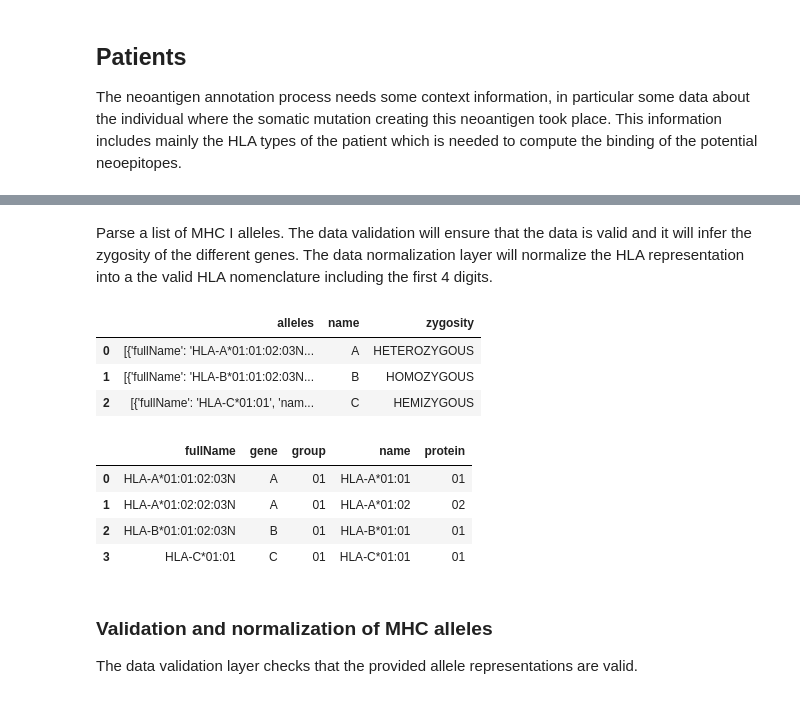
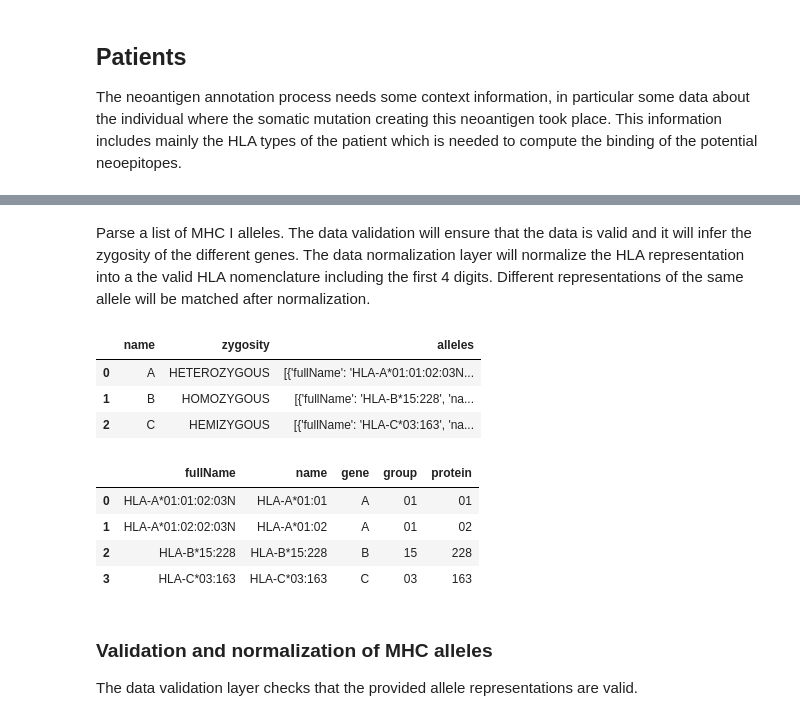
Before and after one commit to TRON-Bioinformatics/neofox, a Jupyter notebook: docs/source/notebooks/api_usage.ipynb, the cells around one changed output, grey strips where cells are left out. Drawn from its saved outputs; the diff is of its cells as text; code cells hidden in the pictures.

```diff
--- a/docs/source/notebooks/api_usage.ipynb
+++ b/docs/source/notebooks/api_usage.ipynb
@@ -243,0 +258,7 @@ There are specific functions in NeoFox to parse a list of non normal HLA alleles
+# %%
+from neofox.references.references import ReferenceFolder
+import os
+
+os.environ["NEOFOX_REFERENCE_FOLDER"] = "/neofox_install/reference_data"
+reference_folder = ReferenceFolder()
+hla_database = reference_folder.get_hla_database()
@@ -244,23 +276,23 @@ There are specific functions in NeoFox to parse a list of non normal HLA alleles
 # %% [markdown]
-Parse a list of MHC I alleles. The data validation will ensure that the data is valid and it will infer the zygosity of the different genes. The data normalization layer will normalize the HLA representation into a the valid HLA nomenclature including the first 4 digits.
+Parse a list of MHC I alleles. The data validation will ensure that the data is valid and it will infer the zygosity of the different genes. The data normalization layer will normalize the HLA representation into a the valid HLA nomenclature including the first 4 digits. Different representations of the same allele will be matched after normalization.
 # %%
-mhc1 = ModelConverter.parse_mhc1_alleles(["HLA-A*01:01:02:03N", "HLA-A*01:02:02:03N",
-                                          "HLA-B*01:01:02:03N", "HLA-B*01:01:02:04N",
-                                          "HLA-C*01:01"])
+mhc1 = ModelConverter.parse_mhc1_alleles(
+    ["HLA-A*01:01:02:03N", "HLA-A*01:02:02:03N", "B15228", "HLA-B*15:228:02:04N", "C03_163"],
+    hla_database=hla_database)
 ModelConverter.objects2dataframe(mhc1)
 # %% [output]
-|  | alleles | name | zygosity |
-| 0 | [{'fullName': 'HLA-A*01:01:02:03N... | A | HETEROZYGOUS |
-| 1 | [{'fullName': 'HLA-B*01:01:02:03N... | B | HOMOZYGOUS |
-| 2 | [{'fullName': 'HLA-C*01:01', 'nam... | C | HEMIZYGOUS |
+|  | name | zygosity | alleles |
+| 0 | A | HETEROZYGOUS | [{'fullName': 'HLA-A*01:01:02:03N... |
+| 1 | B | HOMOZYGOUS | [{'fullName': 'HLA-B*15:228', 'na... |
+| 2 | C | HEMIZYGOUS | [{'fullName': 'HLA-C*03:163', 'na... |
 # %%
 ModelConverter.objects2dataframe(mhc1[0].alleles + mhc1[1].alleles + mhc1[2].alleles)
 # %% [output]
-|  | fullName | gene | group | name | protein |
-| 0 | HLA-A*01:01:02:03N | A | 01 | HLA-A*01:01 | 01 |
-| 1 | HLA-A*01:02:02:03N | A | 01 | HLA-A*01:02 | 02 |
-| 2 | HLA-B*01:01:02:03N | B | 01 | HLA-B*01:01 | 01 |
-| 3 | HLA-C*01:01 | C | 01 | HLA-C*01:01 | 01 |
+|  | fullName | name | gene | group | protein |
+| 0 | HLA-A*01:01:02:03N | HLA-A*01:01 | A | 01 | 01 |
+| 1 | HLA-A*01:02:02:03N | HLA-A*01:02 | A | 01 | 02 |
+| 2 | HLA-B*15:228 | HLA-B*15:228 | B | 15 | 228 |
+| 3 | HLA-C*03:163 | HLA-C*03:163 | C | 03 | 163 |
 # %% [markdown]
 ### Validation and normalization of MHC alleles
 
```
Also changed, not shown: parts of 25 cells of this notebook, 4 other files.
